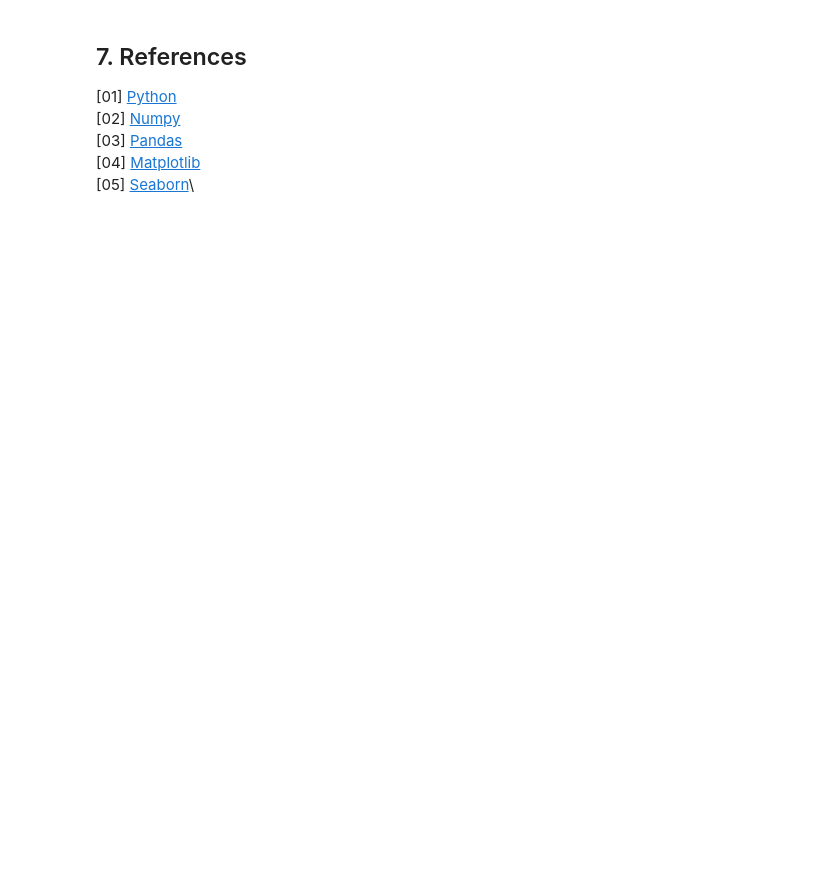
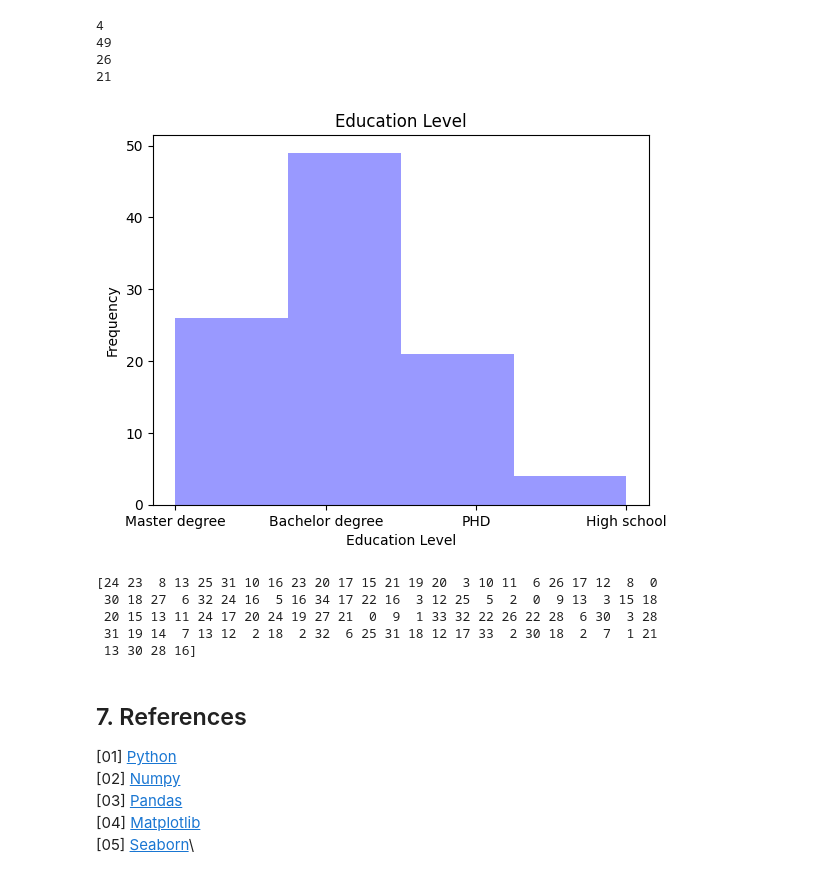
Before and after one commit to StefaniaVerduga/PfDA-project, a Jupyter notebook: PfDA-project.ipynb, the cells around one changed output. Drawn from its saved outputs; the diff is of its cells as text; code cells hidden in the pictures; blank space fills up the shorter version.

```diff
--- a/PfDA-project.ipynb
+++ b/PfDA-project.ipynb
@@ -102,0 +115,15 @@ plt.show()
+# %%
+def generate_education_level(size):
+    education_levels = ['High school', 'Bachelor degree', 'Master degree', 'PHD']
+    probabilities = [0.07, 0.45, 0.28, 0.20]  # Probabilities according to the original dataset
+
+    # Generate the new variable
+    education_data = np.random.choice(education_levels, size=size, p=probabilities)
+
+    return education_data
+
+# Set a sample of 100 observations
+education_level = generate_education_level(100)
+
+# Print the sample generated
+print(education_level)
@@ -103,3 +148,39 @@ plt.show()
+# %%
+# Count the number of education level in the sample
+HighSchool = np.count_nonzero(education_level == 'High school')
+BachelorDegree = np.count_nonzero(education_level == 'Bachelor degree')
+MasterDegree = np.count_nonzero(education_level == 'Master degree')
+PHD = np.count_nonzero(education_level == 'PHD')
+
+print(HighSchool)
+print(BachelorDegree)
+print(MasterDegree)
+print(PHD)
+# %% [output]
+4
+49
+26
+21
+# %%
+plt.hist(education_level, bins=4, color="blue", alpha=0.4)
+plt.title("Education Level")
+plt.xlabel("Education Level")
+plt.ylabel("Frequency")
+plt.show()
+# %% [output]
+[figure, added]
+# %%
+# Generate a sample of 100 employees with years of experience between 0 and 34
+years_experience = np.random.randint(0, 35, size=100)
+
+# Print the generated samples
+print(years_experience)
+# %% [output]
+[24 23  8 13 25 31 10 16 23 20 17 15 21 19 20  3 10 11  6 26 17 12  8  0
+ 30 18 27  6 32 24 16  5 16 34 17 22 16  3 12 25  5  2  0  9 13  3 15 18
+ 20 15 13 11 24 17 20 24 19 27 21  0  9  1 33 32 22 26 22 28  6 30  3 28
+ 31 19 14  7 13 12  2 18  2 32  6 25 31 18 12 17 33  2 30 18  2  7  1 21
+ 13 30 28 16]
 # %% [markdown]
 ## 7. References
 
```
Also changed, not shown: parts of 9 cells of this notebook, 1 other file.
